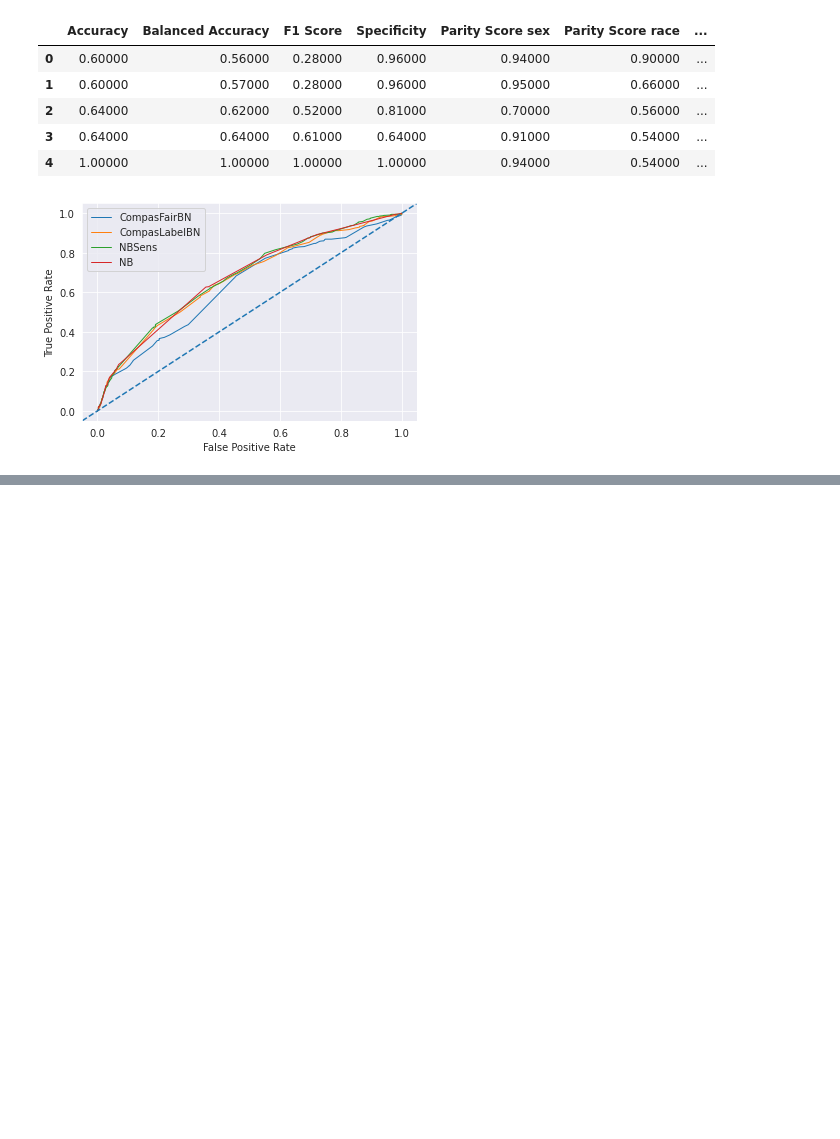
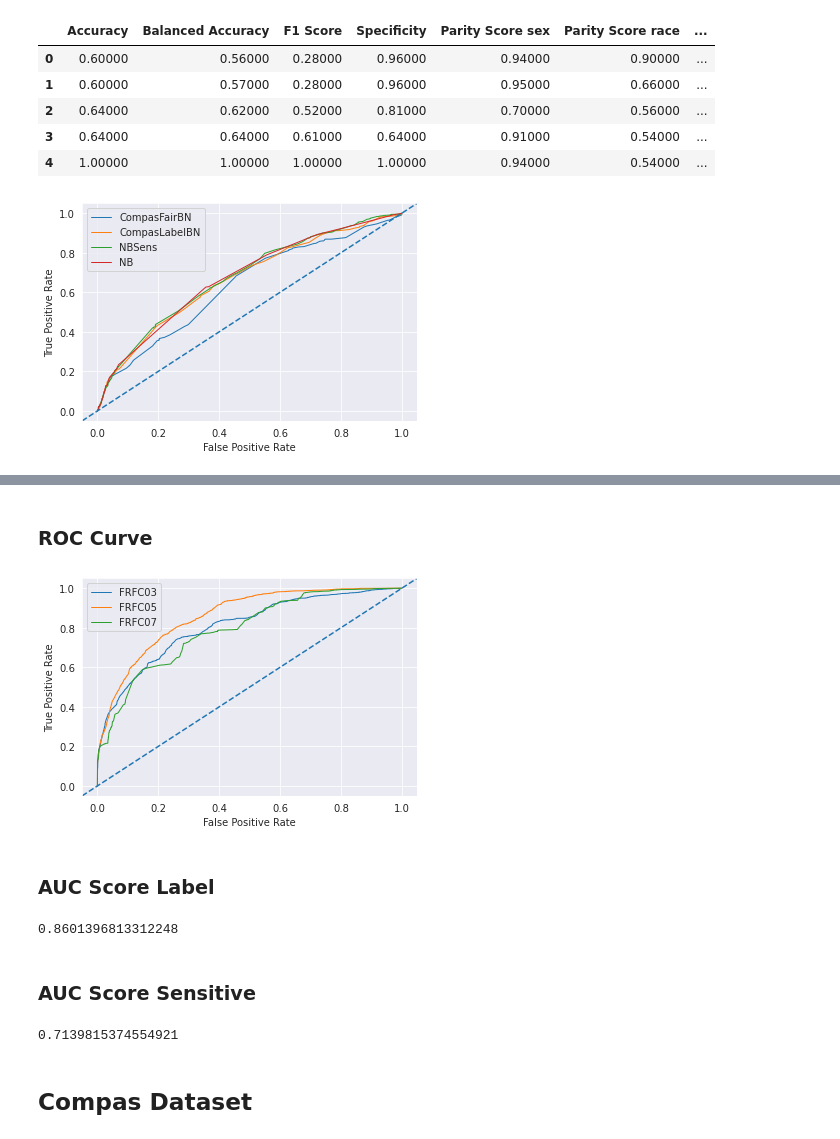
Before and after one commit to bcwein/Forseti, a Jupyter notebook: notebooks/model-evaluation.ipynb, the cells around one changed output, grey strips where cells are left out. Drawn from its saved outputs; the diff is of its cells as text; code cells hidden in the pictures; blank space fills up the shorter version.

```diff
--- a/notebooks/model-evaluation.ipynb
+++ b/notebooks/model-evaluation.ipynb
@@ -227,0 +255,17 @@ plt.show()
+# %%
+tmp = pd.read_csv('data/adult.csv')
+data, codes = translate_categorical(tmp.copy(deep=True))
+sensitive_attributes = ['race', 'gender']
+
+test = data[30000:]
+
+sensitive, features = extract_sensitive(test, sensitive_attributes)
+y = features['income']
+X = features.drop('income', axis=1)
+
+pred_adult_FRFC03 = pd.read_csv('results/pred_adult_FRFC_0.3.csv', index_col=0)
+pred_adult_FRFC05 = pd.read_csv('results/pred_adult_FRFC_0.5.csv', index_col=0)
+pred_adult_FRFC07 = pd.read_csv('results/pred_adult_FRFC_0.7.csv', index_col=0)
+pred_adult_prob_FRFC03 = pd.read_csv('results/pred_adult_prob_FRFC_0.3.csv', index_col=0)
+pred_adult_prob_FRFC05 = pd.read_csv('results/pred_adult_prob_FRFC_0.5.csv', index_col=0)
+pred_adult_prob_FRFC07 = pd.read_csv('results/pred_adult_prob_FRFC_0.7.csv', index_col=0)
@@ -227,0 +287,33 @@ plt.show()
+# %% [markdown]
+### ROC Curve
+# %%
+fpr_fair, tpr_fair, threshold = roc_curve(y,  pred_adult_prob_FRFC03)
+fpr_income, tpr_income, _ = roc_curve(y,  pred_adult_prob_FRFC05)
+fpr_NBsens, tpr_NBsens, _ = roc_curve(y,  pred_adult_prob_FRFC07)
+
+#create ROC curve
+plt.plot(fpr_fair, tpr_fair, label='FRFC03', linewidth=1)
+plt.plot(fpr_income, tpr_income, label='FRFC05', linewidth=1)
+plt.plot(fpr_NBsens, tpr_NBsens, label='FRFC07', linewidth=1)
+plt.ylabel('True Positive Rate')
+plt.xlabel('False Positive Rate')
+plt.axline((1, 1), slope=1, ls="--")
+plt.legend()
+plt.savefig('figures/adult_FRFC_roc.png', dpi=200)
+plt.show()
+# %% [output]
+[figure, added]
+# %% [markdown]
+### AUC Score Label
+# %%
+roc_auc_score(y, pred_adult_prob_FRFC05)
+# %% [output]
+0.8601396813312248
+# %% [markdown]
+### AUC Score Sensitive
+# %%
+sns_auc_score(sensitive['gender'], pred_adult_prob_FRFC05)
+# %% [output]
+0.7139815374554921
+# %% [markdown]
+## Compas Dataset
```
Also changed, not shown: parts of 24 cells of this notebook.
